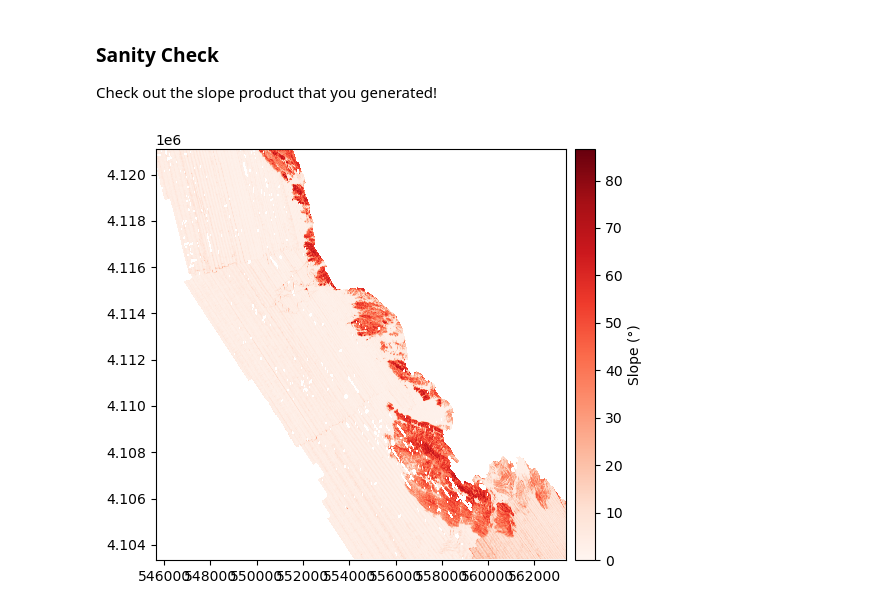
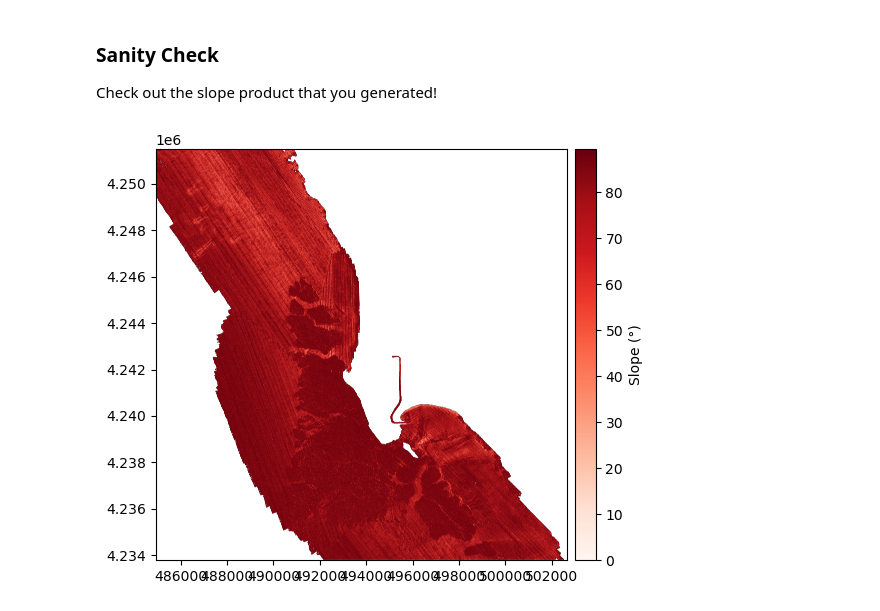
Before and after one commit to daleycarolinec/ms263, a Jupyter notebook: Calculate Habitat Metrics with xDEM.ipynb, the cells around one changed output. Saved outputs shown, nothing was run; the diff lists cells and outputs as text; code cells hidden in the pictures.

```diff
--- a/Calculate Habitat Metrics with xDEM.ipynb
+++ b/Calculate Habitat Metrics with xDEM.ipynb
@@ -132,10 +132,10 @@ Calculation complete.
 ### Sanity Check
 Check out the slope product that you generated!
 # %%
-test_file = '/Users/carolinedaley/Documents/MLML/MS263/Project/Data/derived_habitat_attributes/Bathymetry_OffshorePigeonPoint_slope.tif'
+test_file = "C:\\Users\\FELAB\\Documents\\MS263\\Python\\xDEM_Habitat_Metrics\\Bathymetry_OffshoreBodegaHead_aspect.tif"
 test = xdem.DEM(test_file)
 
 slope = test.slope()
 slope.plot(cmap="Reds", cbar_title="Slope (°)")
 # %% [output]
-[figure, old version]
+[figure, new version]
```
Also changed, not shown: parts of 8 cells of this notebook, 1 other file.
